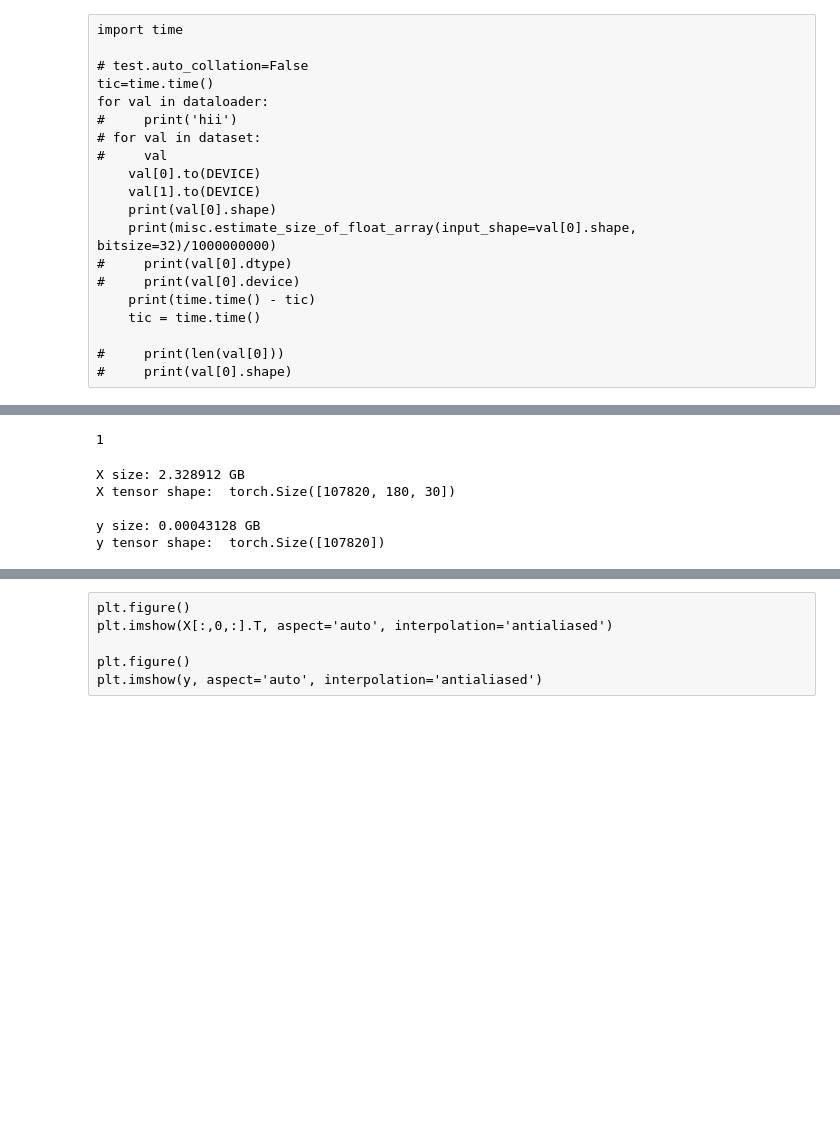
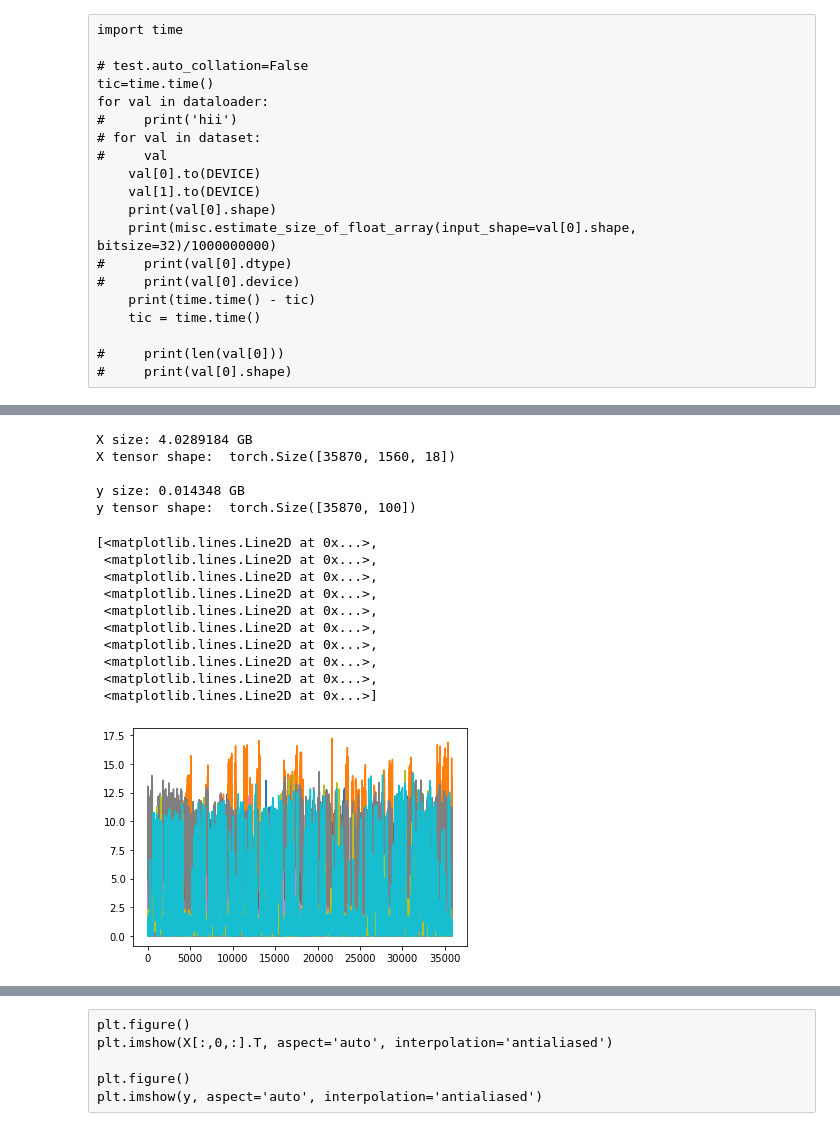
Before and after one commit to kimerein/tensor_regression, a Jupyter notebook: demo_spectral_tensor_regression.ipynb, the cells around one changed output, grey strips where cells are left out. Drawn from its saved outputs; the diff is of its cells as text; code cells hidden in the pictures; blank space fills up the shorter version.

```diff
--- a/demo_spectral_tensor_regression.ipynb
+++ b/demo_spectral_tensor_regression.ipynb
@@ -174,2 +190,3 @@ for val in dataloader:
 # %%
-pca_components , pca_scores , pca_EVR, stds = decomposition.simple_pca(pos_array, mean_sub=True, zscore=True)
+# pca_components , pca_scores , pca_EVR, stds = decomposition.simple_pca(pos_array, mean_sub=False, zscore=False)
+pca_components , pca_scores , pca_EVR, stds = decomposition.simple_pca(pos_array / timeSeries.std_numba(pos_array.T)[None,:], mean_sub=False, zscore=False)
@@ -189,39 +225,43 @@ plt.yscale('log')
 # %% [output]
 [interactive output not drawn]
 [interactive output not drawn]
-# %%
-win_len
-# %% [output]
-1
 # %%
-win_len = int(6 * 30)
-PCs_toUse = np.arange(0, 30)
-# neuron_toUse = np.arange(0,800)
-neuron_toUse = 10
+win_len = int(13 * 120)
+PCs_toUse = np.arange(0, 18)
+neuron_toUse = np.arange(0,100)
+# neuron_toUse = 98
+dots_toUse = np.arange(0,2744,3)
+# dots_toUse = torch.randperm(2744)[:2744//10]
+time_step = 12
 # %%
 ## convert X time series into a time series of time window slices
 
 input_array = pca_scores[:, PCs_toUse]
-# input_array = pos_array - np.mean(pos_array, axis=0, keepdims=True)
+# input_array = pos_array[:,dots_toUse] - timeSeries.mean_numba(pos_array.T)[None,:]
+# input_array = pos_array[:,dots_toUse]
+input_array = np.single(input_array)
 # input_array = input_array[:,:600]
 # input_array = pos_array - np.mean(pos_array, axis=0, keepdims=True)
 # input_array = pca_scores * pca_EVR
 # input_array = input_array - input_array.mean(0)
-input_array = scipy.stats.zscore(input_array, axis=0)
-norm_factor = 1
-input_array = input_array*(1-norm_factor) + (input_array / np.linalg.norm(input_array, axis=1, keepdims=True))*(norm_factor)
+# input_array = scipy.stats.zscore(input_array, axis=0)
+# input_array = input_array / timeSeries.std_numba(input_array.T)[None,:]
+# norm_factor = 1
+# input_array = input_array*(1-norm_factor) + (input_array / np.linalg.norm(input_array, axis=1, keepdims=True))*(norm_factor)
 
 # win_halfLen = [win_len//2 if win_len>1 else 0]
 n_samples = input_array.shape[0]
-slice_idx = np.arange(win_len//2, n_samples - win_len//2)
+slice_idx = np.arange(win_len//2, n_samples - win_len//2, time_step)
 n_slices = len(slice_idx)
 n_features = input_array.shape[1]
 
+# windowed_tensor = np.empty((n_slices, win_len, n_features), dtype=np.float32)
 windowed_tensor = np.empty((n_slices, win_len, n_features), dtype=np.float32)
 # windowed_tensor = np.empty((n_slices, 1, n_features), dtype=np.float32)
 for ii, idx in enumerate(slice_idx):
 #     ff_tensor[ii] = pos_array[idx:idx+win_len , :]
-    windowed_tensor[ii] = input_array[idx-win_len//2:(idx+(win_len-1)//2) +1 , :]
+#     windowed_tensor[ii] = input_array[idx-win_len//2:(idx+(win_len-1)//2) +1 , :]
+    windowed_tensor[ii] = input_array[idx-win_len//2:(idx+(win_len-1)//2) +1 , :] * np.hanning(win_len)[:,None]
 #     windowed_tensor[ii] = input_array[idx:idx+1 , :]
 
 X = torch.tensor(windowed_tensor[:,:,:], dtype=torch.float32)
@@ -234,9 +274,10 @@ X = torch.tensor(windowed_tensor[:,:,:], dtype=torch.float32)
 
 
 y = torch.tensor(spks_conv[:, neuron_toUse], dtype=torch.float32)[slice_idx][:]
-y = y - torch.mean(y, dim=0)
-y = scipy.stats.zscore(y, axis=0)
+# y = y - torch.mean(y, dim=0)
+# y = scipy.stats.zscore(y, axis=0)
 y = torch.roll(y, 0, dims=0)
+y = y**(1/2)
 # y = y / torch.norm(y)
 # y = y*40000
 
@@ -246,8 +287,23 @@ print('')
 print(f'y size: {misc.estimate_size_of_float_array(input_shape=y.shape, bitsize=32)/1000000000} GB')
 print(f'y tensor shape:  {y.shape}')
 # %% [output]
-X size: 2.328912 GB
-X tensor shape:  torch.Size([107820, 180, 30])
+X size: 4.0289184 GB
+X tensor shape:  torch.Size([35870, 1560, 18])
 
-y size: 0.00043128 GB
-y tensor shape:  torch.Size([107820])
+y size: 0.014348 GB
+y tensor shape:  torch.Size([35870, 100])
+# %%
+plt.figure()
+plt.plot(y[:,:10])
+# %% [output]
+[<matplotlib.lines.Line2D at 0x...>,
+ <matplotlib.lines.Line2D at 0x...>,
+ <matplotlib.lines.Line2D at 0x...>,
+ <matplotlib.lines.Line2D at 0x...>,
+ <matplotlib.lines.Line2D at 0x...>,
+ <matplotlib.lines.Line2D at 0x...>,
+ <matplotlib.lines.Line2D at 0x...>,
+ <matplotlib.lines.Line2D at 0x...>,
+ <matplotlib.lines.Line2D at 0x...>,
+ <matplotlib.lines.Line2D at 0x...>]
+[figure, added]
```
Also changed, not shown: parts of 39 cells of this notebook, 2 other files.
